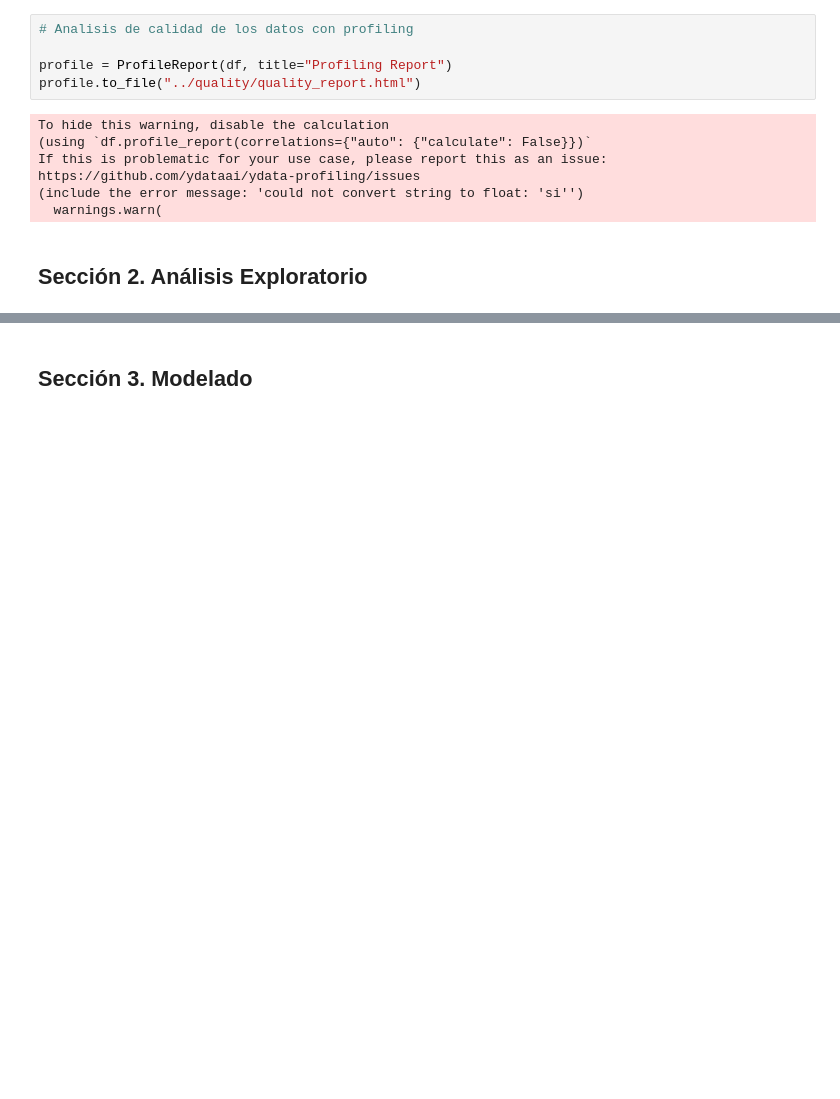
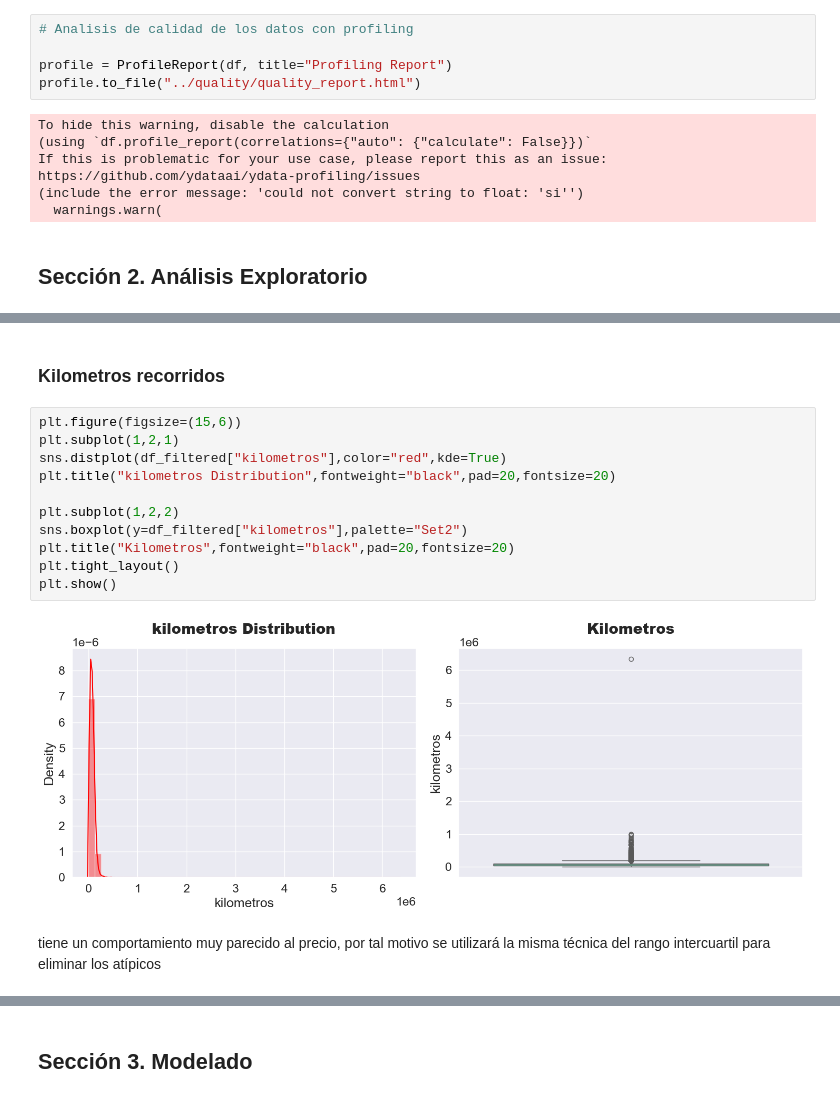
Before and after one commit to masastoquec/WebScraping_CarroYa, a Jupyter notebook: src/EDA.ipynb, the cells around one changed output, grey strips where cells are left out. Saved outputs shown, nothing was run; the diff lists cells and outputs as text; blank space fills up the shorter version.

```diff
--- a/src/EDA.ipynb
+++ b/src/EDA.ipynb
@@ -316,0 +486,17 @@ memory usage: 6.4+ MB
+# %% [markdown]
+### Kilometros recorridos
+# %%
+plt.figure(figsize=(15,6))
+plt.subplot(1,2,1)
+sns.distplot(df_filtered["kilometros"],color="red",kde=True)
+plt.title("kilometros Distribution",fontweight="black",pad=20,fontsize=20)
+
+plt.subplot(1,2,2)
+sns.boxplot(y=df_filtered["kilometros"],palette="Set2")
+plt.title("Kilometros",fontweight="black",pad=20,fontsize=20)
+plt.tight_layout()
+plt.show()
+# %% [output]
+[figure, added]
+# %% [markdown]
+tiene un comportamiento muy parecido al precio, por tal motivo se utilizará la misma técnica del rango intercuartil para eliminar los atípicos
```
Also changed, not shown: parts of 49 cells of this notebook, 4 other files.
